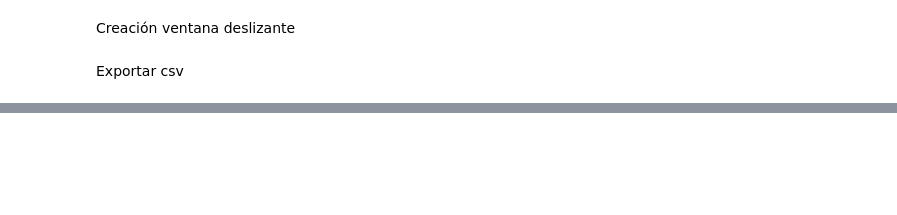
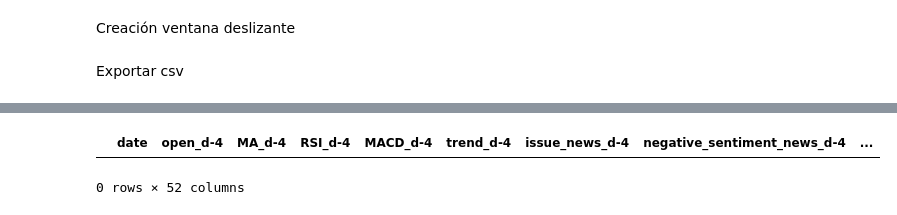
Before and after one commit to GuiredysGomez/bitcoin_sentiment_forecaster, a Jupyter notebook: notebooks/dataCleaning.ipynb, the cells around one changed output, grey strips where cells are left out. Drawn from its saved outputs; the diff is of its cells as text; code cells hidden in the pictures; blank space fills up the shorter version.

```diff
--- a/notebooks/dataCleaning.ipynb
+++ b/notebooks/dataCleaning.ipynb
@@ -240,0 +274,6 @@ df_sliding_window = pd.DataFrame(wind, columns=columns_name)
+# %%
+# Cuales filas tienen NaN
+df_sliding_window[df_sliding_window.isna().any(axis=1)]
+# %% [output]
+|  | date | open_d-4 | MA_d-4 | RSI_d-4 | MACD_d-4 | trend_d-4 | issue_news_d-4 | negative_sentiment_news_d-4 | ... |
+0 rows × 52 columns
```
Also changed, not shown: parts of 22 cells of this notebook.
